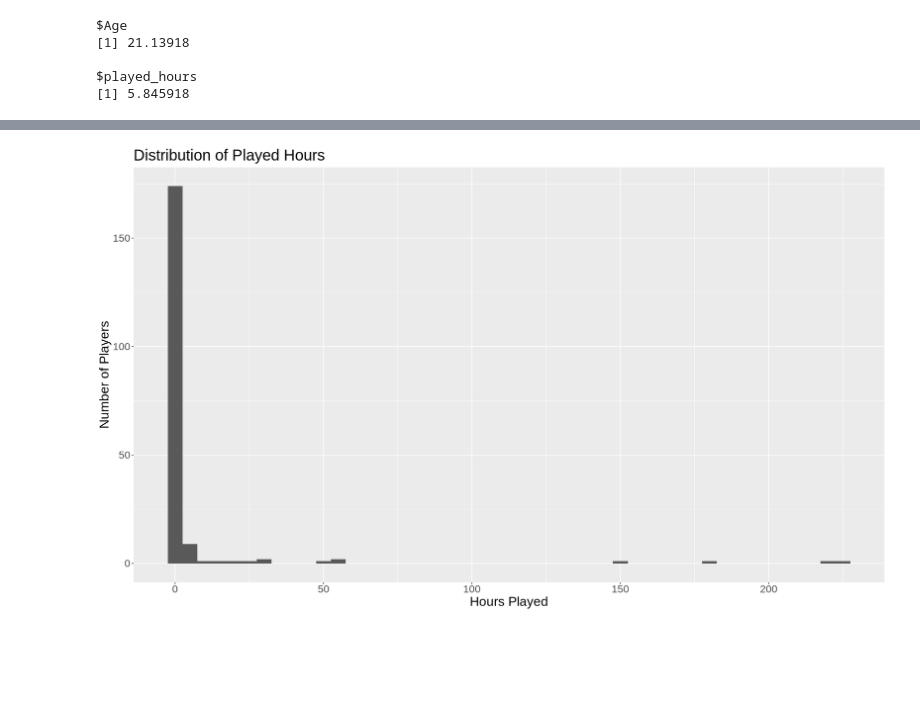
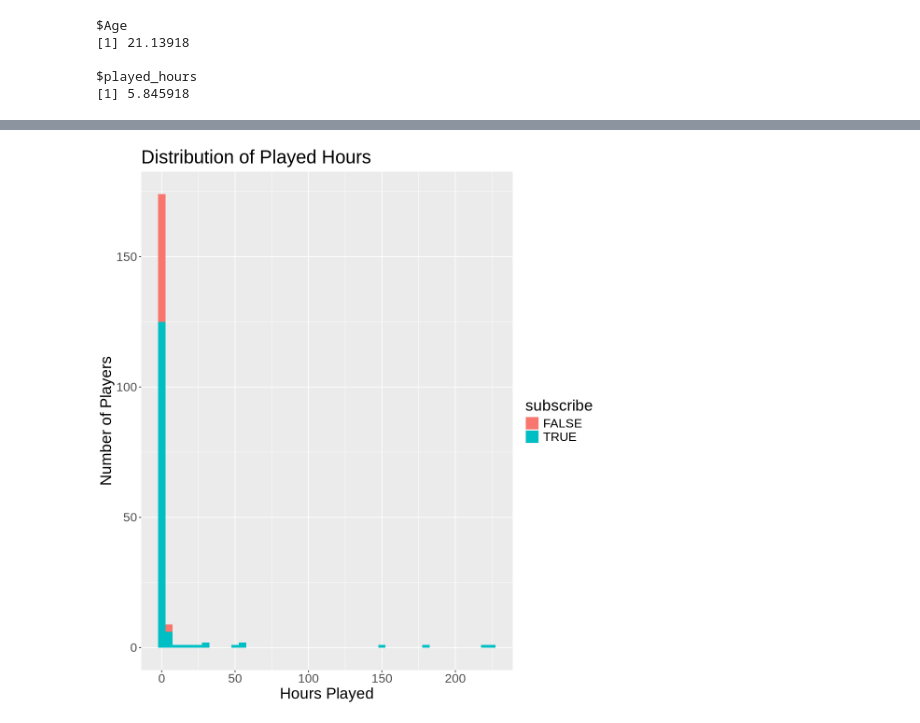
Before and after one commit to bhallasaachi/dsci-100-2025w1-Saachi-group-45, a Jupyter notebook: Saachi_Bhalla_group_45.ipynb, the cells around one changed output, grey strips where cells are left out. Drawn from its saved outputs; the diff is of its cells as text; code cells hidden in the pictures; blank space fills up the shorter version.

```diff
--- a/Saachi_Bhalla_group_45.ipynb
+++ b/Saachi_Bhalla_group_45.ipynb
@@ -197,0 +210,5 @@ A tibble: 7 × 2
+# %%
+classification_data <-
+select(players, subscribe, played_hours, gender, Age)
+classification_data
+## subscribe is the response variable, gender, Age and played_hours are the explanatory variables
@@ -250,13 +272,13 @@ experience_plot
 # %%
-options(repr.plot.height = 10, repr.plot.width = 17)
-Hours_played_plot <- players |>
-ggplot(aes(x = played_hours)) +
+options(repr.plot.height = 10, repr.plot.width = 9)
+Hours_played_plot <- classification_data|>
+ggplot(aes(x = played_hours, fill = subscribe)) +
 geom_histogram(binwidth = 5,) +
 labs(
        x = "Hours Played",
        y = "Number of Players",
     title = "Distribution of Played Hours")+
 theme(text = element_text(size = 20))
 Hours_played_plot
 # %% [output]
-[figure, old version]
+[figure, new version]
```
Also changed, not shown: parts of 29 cells of this notebook.
